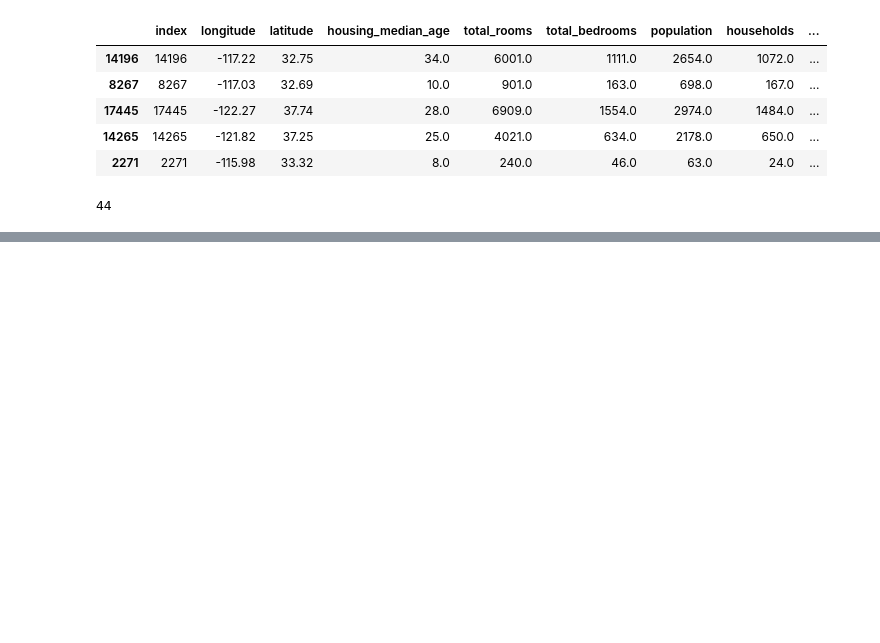
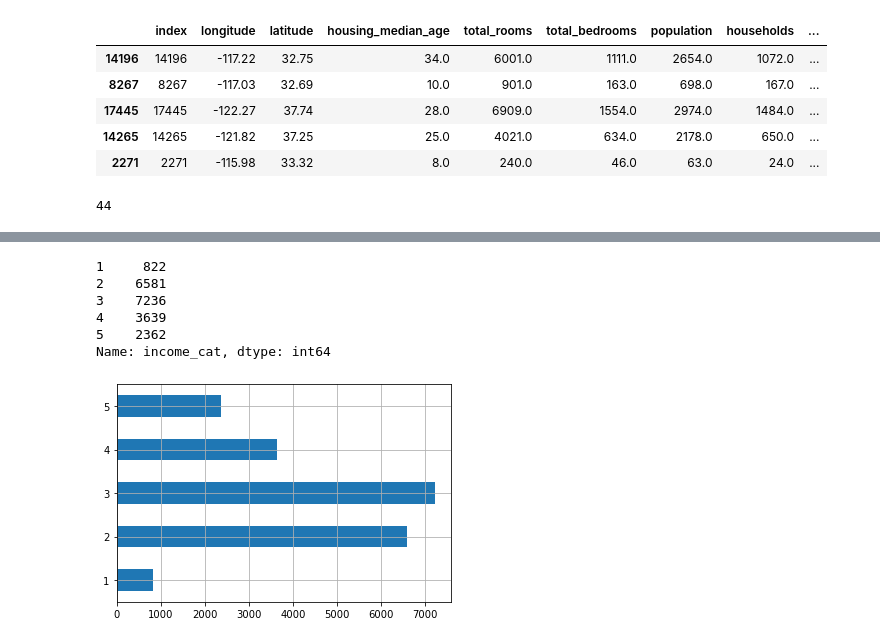
Before and after one commit to nadia-paz/ds-learning, a Jupyter notebook: split_with_hash.ipynb, the cells around one changed output, grey strips where cells are left out. Cells and saved outputs as stored; diff of their text form; code cells hidden in the pictures; blank space fills up the shorter version.

```diff
--- a/split_with_hash.ipynb
+++ b/split_with_hash.ipynb
@@ -176,0 +185,2 @@ test_set.total_bedrooms.isnull().sum()
+# %%
+df = ac.load_housing_data()
@@ -176,0 +198,25 @@ test_set.total_bedrooms.isnull().sum()
+# %%
+# median income 1 = $10,000
+
+# create categories for median income using pd.cut
+df["income_cat"] = pd.cut(df["median_income"],
+                               bins=[0., 1.5, 3.0, 4.5, 6., np.inf],
+                               labels=[1, 2, 3, 4, 5])
+# %%
+income_categories = df.income_cat.value_counts().sort_index()
+income_categories
+# %% [output]
+1     822
+2    6581
+3    7236
+4    3639
+5    2362
+Name: income_cat, dtype: int64
+# %%
+income_categories.plot.barh(rot=0, grid=True); # plot - method from pandas
+#plt.xlabel("Income category")
+#plt.ylabel("Number of districts")
+#save_fig("housing_income_cat_bar_plot")
+#plt.show()
+# %% [output]
+[figure, added]
```
Also changed, not shown: parts of 9 cells of this notebook.
